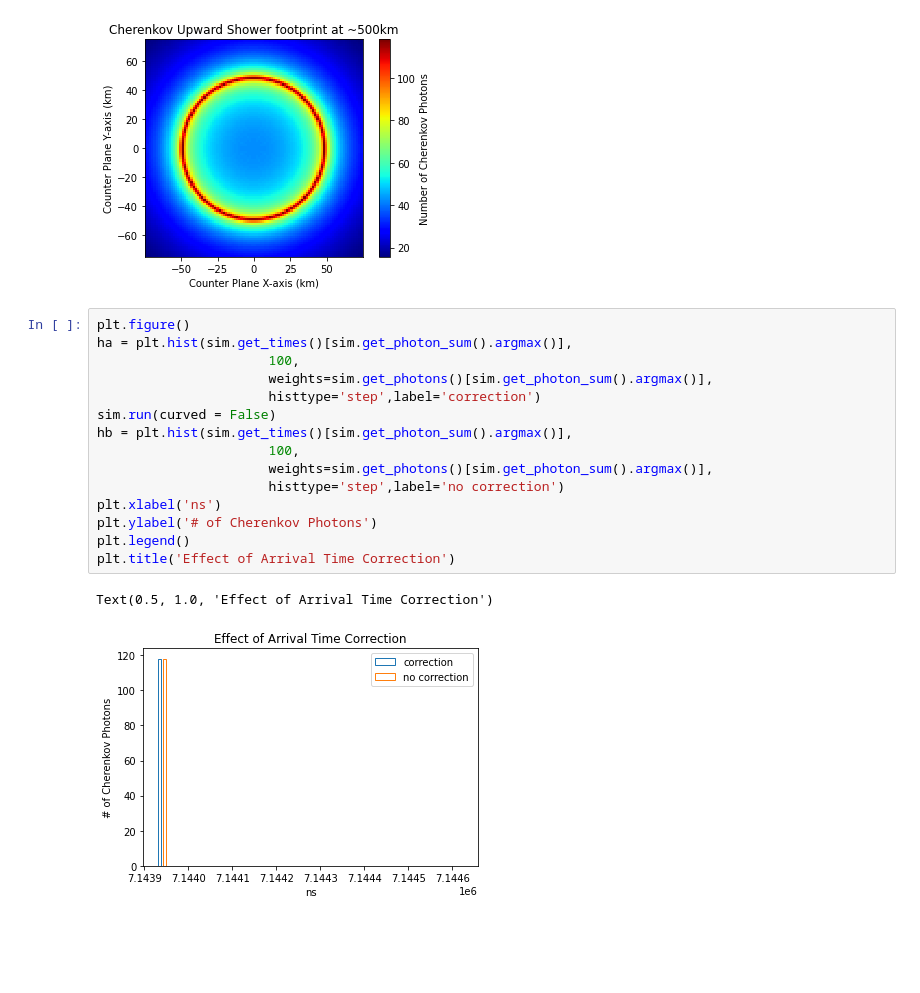
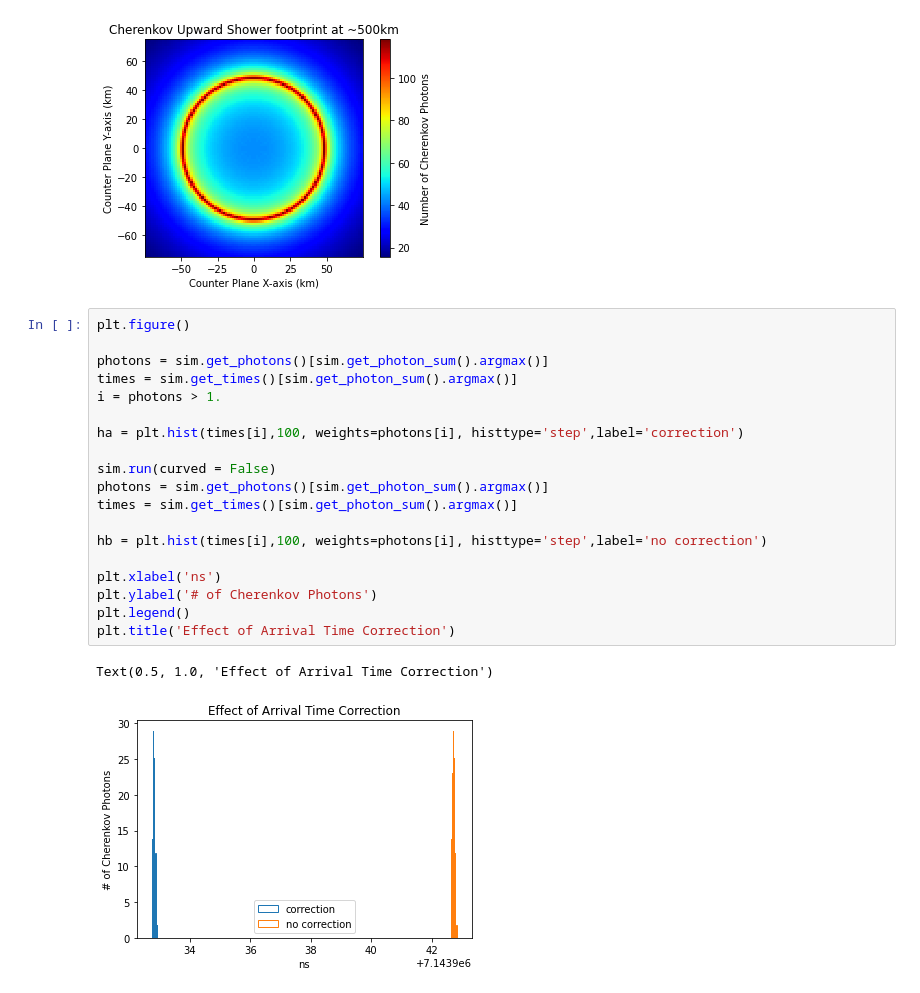
Before and after one commit to ikepc1/CHASM_NuSpacesim, a Jupyter notebook: CHASM Demo.ipynb, the cells around one changed output. Drawn from its saved outputs; the diff is of its cells as text; blank space fills up the shorter version.

```diff
--- a/CHASM Demo.ipynb
+++ b/CHASM Demo.ipynb
@@ -64,19 +64,23 @@ plt.colorbar(label = 'Number of Cherenkov Photons')
 [figure]
 # %%
 plt.figure()
-ha = plt.hist(sim.get_times()[sim.get_photon_sum().argmax()],
-                      100,
-                      weights=sim.get_photons()[sim.get_photon_sum().argmax()],
-                      histtype='step',label='correction')
+
+photons = sim.get_photons()[sim.get_photon_sum().argmax()]
+times = sim.get_times()[sim.get_photon_sum().argmax()]
+i = photons > 1.
+
+ha = plt.hist(times[i],100, weights=photons[i], histtype='step',label='correction')
+
 sim.run(curved = False)
-hb = plt.hist(sim.get_times()[sim.get_photon_sum().argmax()],
-                      100,
-                      weights=sim.get_photons()[sim.get_photon_sum().argmax()],
-                      histtype='step',label='no correction')
+photons = sim.get_photons()[sim.get_photon_sum().argmax()]
+times = sim.get_times()[sim.get_photon_sum().argmax()]
+
+hb = plt.hist(times[i],100, weights=photons[i], histtype='step',label='no correction')
+
 plt.xlabel('ns')
 plt.ylabel('# of Cherenkov Photons')
 plt.legend()
 plt.title('Effect of Arrival Time Correction')
 # %% [output]
 Text(0.5, 1.0, 'Effect of Arrival Time Correction')
-[figure, old version]
+[figure, new version]
```
